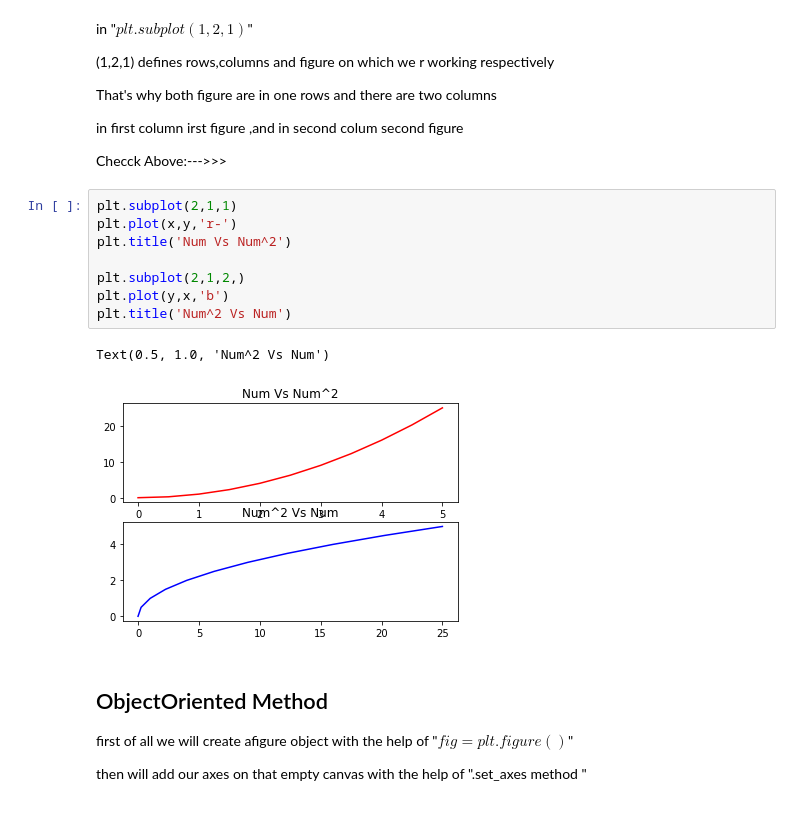
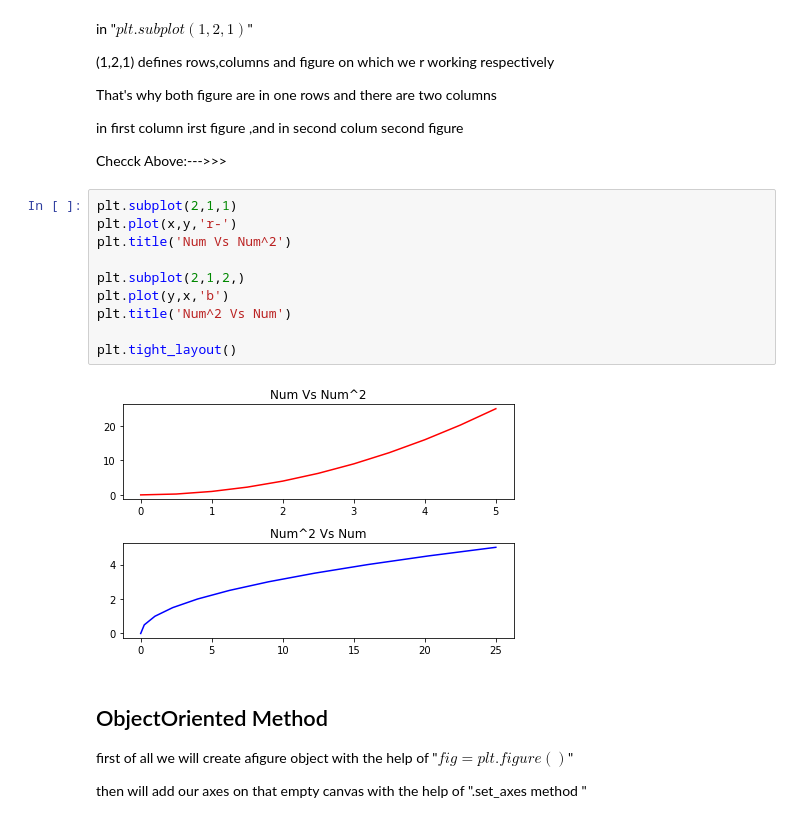
Before and after one commit to pathakch/Data-Science_udemy, a Jupyter notebook: Python_DataScience/Visualization with MatplotLib/Intro,Part-1 & Part-2.ipynb, the cells around one changed output. Drawn from its saved outputs; the diff is of its cells as text.

```diff
--- a/Python_DataScience/Visualization with MatplotLib/Intro,Part-1 & Part-2.ipynb
+++ b/Python_DataScience/Visualization with MatplotLib/Intro,Part-1 & Part-2.ipynb
@@ -75,14 +75,15 @@ Checck Above:--->>>
 # %%
 plt.subplot(2,1,1)
 plt.plot(x,y,'r-')
 plt.title('Num Vs Num^2')
 
 plt.subplot(2,1,2,)
 plt.plot(y,x,'b')
 plt.title('Num^2 Vs Num')
+
+plt.tight_layout()
 # %% [output]
-Text(0.5, 1.0, 'Num^2 Vs Num')
-[figure, old version]
+[figure, new version]
 # %% [markdown]
 ## ObjectOriented Method
 
```
Also changed, not shown: parts of 13 cells of this notebook, 21 other files.
